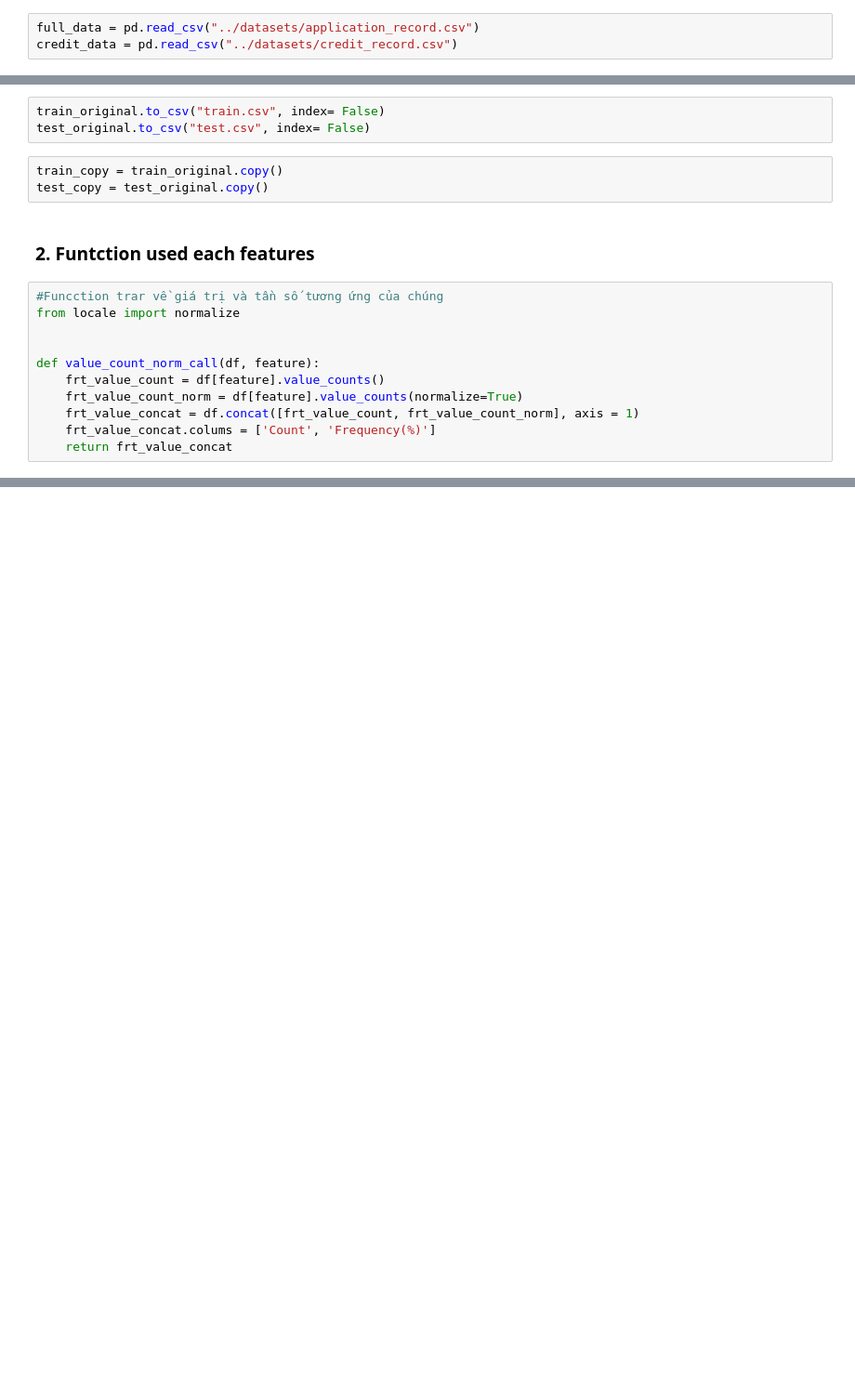
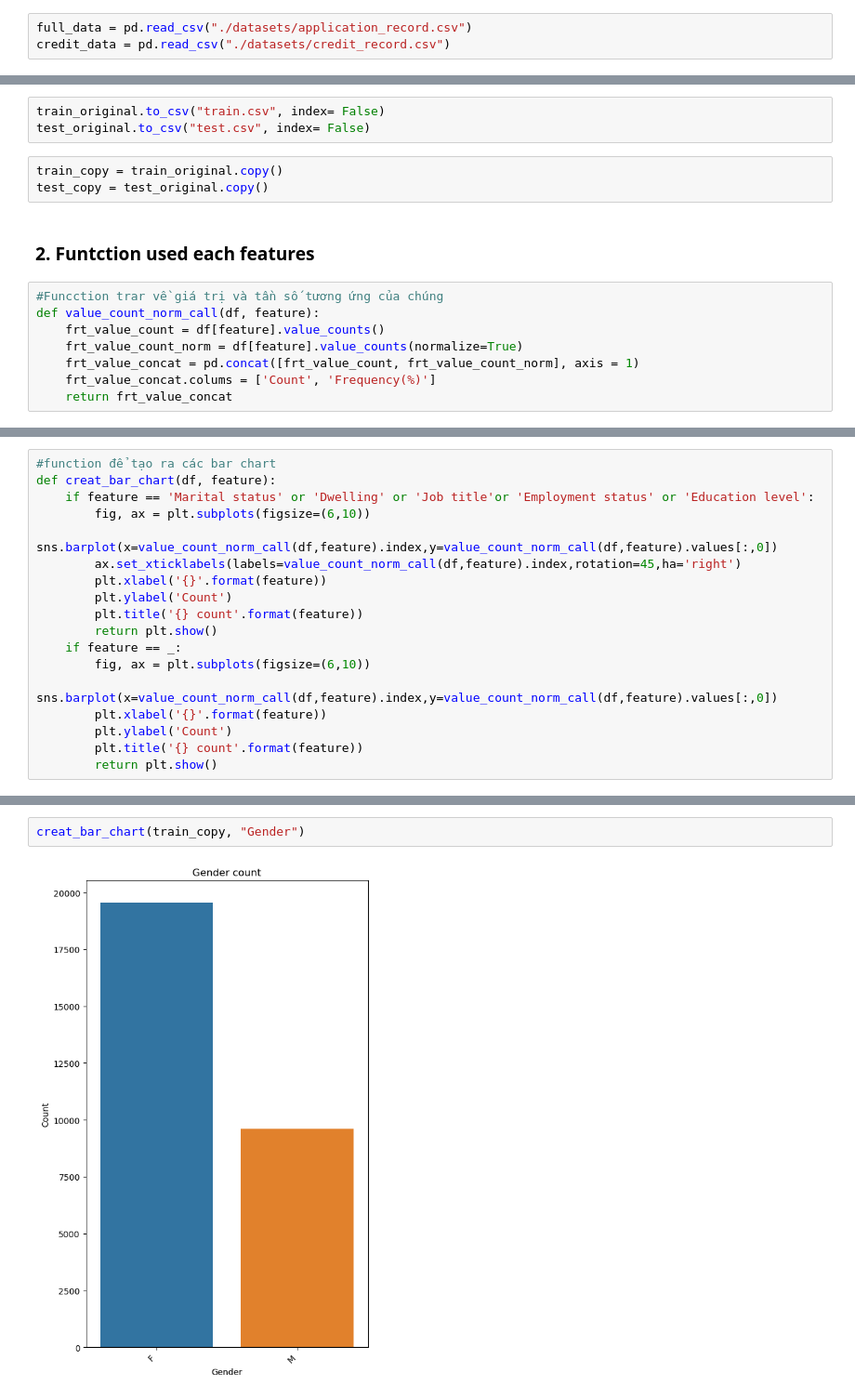
Before and after one commit to ngovanminh3232/credit_card_analyst, a Jupyter notebook: solution.ipynb, the cells around one changed output, grey strips where cells are left out. Shown: that part at 93% size. Cells and saved outputs as stored; diff of their text form; blank space fills up the shorter version.

Commit message:
creat chart

```diff
--- a/solution.ipynb
+++ b/solution.ipynb
@@ -5,8 +7,8 @@ from sklearn.model_selection import train_test_split
 # %% [markdown]
 # Import DataFrames
 # %%
-full_data = pd.read_csv("../datasets/application_record.csv")
-credit_data = pd.read_csv("../datasets/credit_record.csv")
+full_data = pd.read_csv("./datasets/application_record.csv")
+credit_data = pd.read_csv("./datasets/credit_record.csv")
 # %%
 full_data
 # %% [output]
@@ -138,13 +140,10 @@ test_copy = test_original.copy()
 ### 2. Funtction used each features
 # %%
 #Funcction trar về giá trị và tần số tương ứng của chúng
-from locale import normalize
-
-
 def value_count_norm_call(df, feature):
     frt_value_count = df[feature].value_counts()
     frt_value_count_norm = df[feature].value_counts(normalize=True)
-    frt_value_concat = df.concat([frt_value_count, frt_value_count_norm], axis = 1)
+    frt_value_concat = pd.concat([frt_value_count, frt_value_count_norm], axis = 1)
     frt_value_concat.colums = ['Count', 'Frequency(%)']
     return frt_value_concat
 # %%
@@ -175,0 +200,18 @@ def creat_pie_plot(df, feature):
+# %%
+#function để tạo ra các bar chart
+def creat_bar_chart(df, feature):
+    if feature == 'Marital status' or 'Dwelling' or 'Job title'or 'Employment status' or 'Education level':
+        fig, ax = plt.subplots(figsize=(6,10))
+        sns.barplot(x=value_count_norm_call(df,feature).index,y=value_count_norm_call(df,feature).values[:,0])
+        ax.set_xticklabels(labels=value_count_norm_call(df,feature).index,rotation=45,ha='right')
+        plt.xlabel('{}'.format(feature))
+        plt.ylabel('Count')
+        plt.title('{} count'.format(feature))
+        return plt.show()
+    if feature == _:
+        fig, ax = plt.subplots(figsize=(6,10))
+        sns.barplot(x=value_count_norm_call(df,feature).index,y=value_count_norm_call(df,feature).values[:,0])
+        plt.xlabel('{}'.format(feature))
+        plt.ylabel('Count')
+        plt.title('{} count'.format(feature))
+        return plt.show()
@@ -175,0 +234,4 @@ def creat_pie_plot(df, feature):
+# %%
+creat_bar_chart(train_copy, "Gender")
+# %% [output]
+[figure, added]
```
Also changed, not shown: parts of 8 cells of this notebook, 2 other files.
